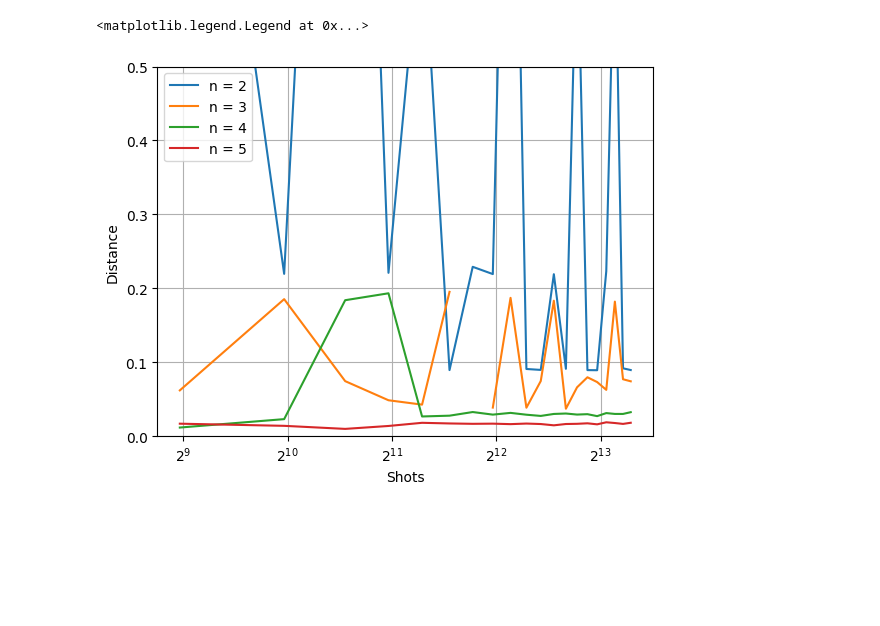
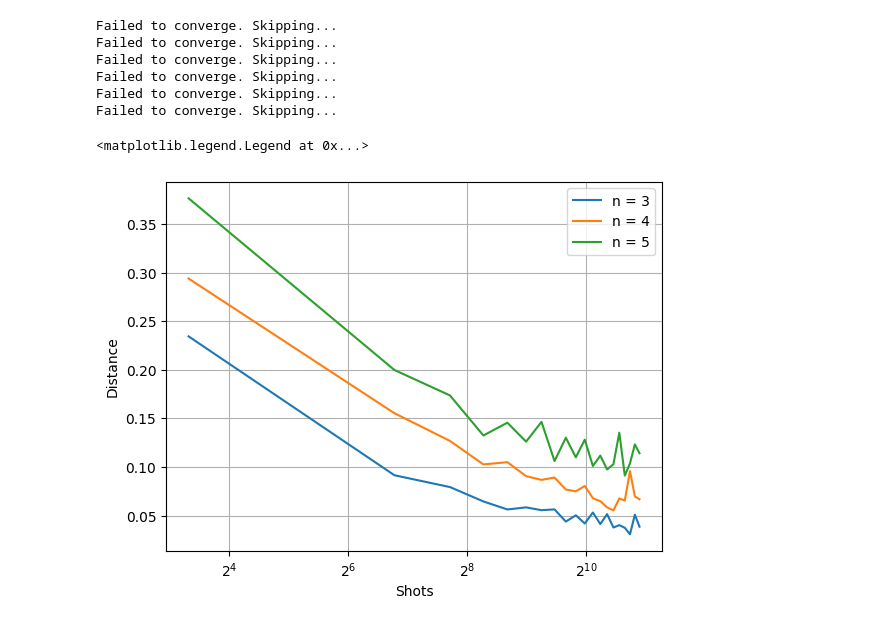
Before and after one commit to Davidkatom/Crosstalk, a Jupyter notebook: CosineFit.ipynb, the cells around one changed output. Drawn from its saved outputs; the diff is of its cells as text; code cells hidden in the pictures; blank space fills up the shorter version.

```diff
--- a/CosineFit.ipynb
+++ b/CosineFit.ipynb
@@ -140,13 +36,44 @@ Failed to converge for i=1, j=6. Skipping...
+# %%
+import random
+from ramsey_experiment import RamseyExperiment
+from ramsey_experiment import RamseyBatch
+
+exp = []
+measurements = 10
+shots = np.arange(10, 2000, 100)
+delay = np.linspace(0, 2 * np.pi, measurements)
+repetitions = 100
+for n in range(2, 6):  #qubits
+    shot_list = []
+    for s in shots:
+        rep_list = []
+        for rep in range(repetitions):
+            J = [random.gauss(1, 0.1) for _ in range(n)]
+            delay_list = []
+            for t in delay:
+                delay_list.append(RamseyExperiment(n, t, s // measurements, J=J))
+            ramseyBatch = RamseyBatch(delay_list)
+            rep_list.append(ramseyBatch)
+        mean_dist_for_shots = np.median([rep_list[i].dist for i in range(len(rep_list))])
+        shot_list.append(mean_dist_for_shots)
+    exp.append(shot_list)
+# %% [output]
+Failed to converge. Skipping...
+Failed to converge. Skipping...
+Failed to converge. Skipping...
+Failed to converge. Skipping...
+Failed to converge. Skipping...
+Failed to converge. Skipping...
 # %%
 plt.grid()
 plt.ylabel('Distance')
 plt.xlabel('Shots')
-plt.ylim(0,0.5)
-for i in range(len(fullDist)):
-    dist = fullDist[i]
-    plt.plot(shots, dist, label = f'n = {str(i+2)}')
+#plt.ylim(0, 0.1)
+for i in range(1, len(exp)):
+    dist = exp[i]
+    plt.plot(shots, dist, label=f'n = {str(i + 2)}')
 plt.xscale('log', base=2)
 plt.legend()
 # %% [output]
 <matplotlib.legend.Legend at 0x...>
-[figure, old version]
+[figure, new version]
```
Also changed, not shown: parts of 6 cells of this notebook, 2 other files.
